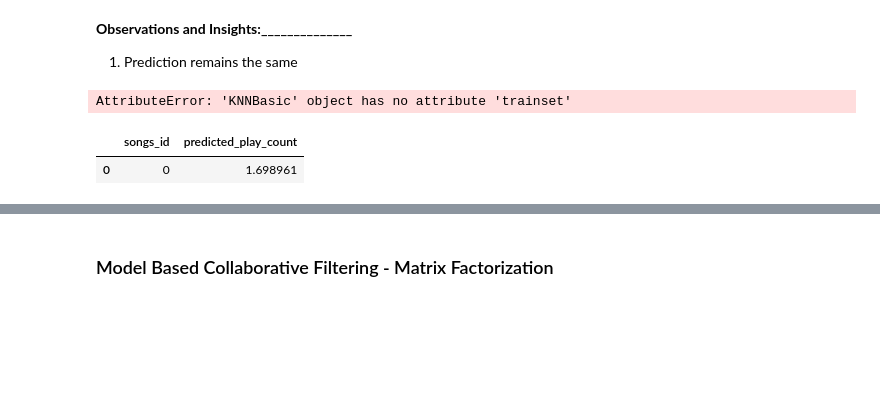
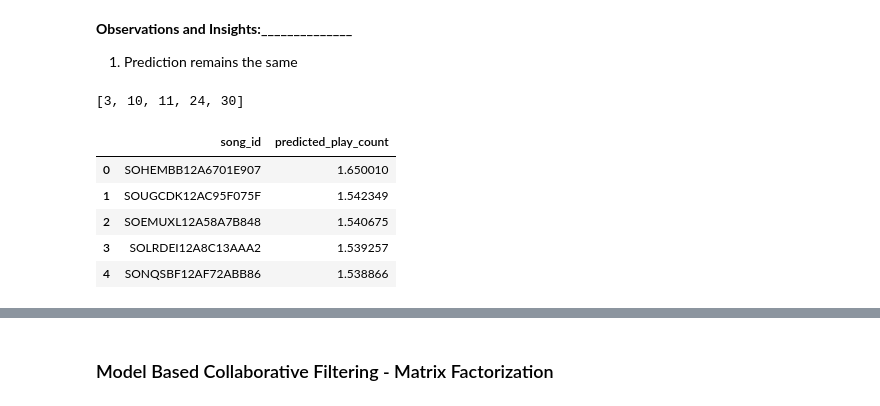
Before and after one commit to ravi0dubey/Music_Recommendation_System, a Jupyter notebook: Music_Recommendation_System_Full_Code.ipynb, the cells around one changed output, grey strips where cells are left out. Cells and saved outputs as stored; diff of their text form; code cells hidden in the pictures; blank space fills up the shorter version.

```diff
--- a/Music_Recommendation_System_Full_Code.ipynb
+++ b/Music_Recommendation_System_Full_Code.ipynb
@@ -834,10 +899,10 @@ print(gs.best_params['rmse'])
 # Train the best model found in above gridsearch
 
 # Using the optimal similarity measure for user-user based collaborative filtering
-sim_options = {'name': 'cosine','user_based': True}
+sim_options = {'name': 'msd','user_based': True}
 
 # Creating an instance of KNNBasic with optimal hyperparameter values
-sim_user_user_optimized = KNNBasic(sim_options = sim_options, k = 50, min_k = 6, random_state = 1, verbose = False)
+sim_user_user_optimized = KNNBasic(sim_options = sim_options, k = 50, min_k = 9, random_state = 1, verbose = False)
 
 # Training the algorithm on the trainset
 sim_user_user_optimized.fit(trainset)
@@ -916,23 +981,5 @@ def get_recommendations(data, user_id, top_n, algo):
   recommendations.sort(key = lambda x: x[1], reverse = True)
 
   return  recommendations[:top_n]# Returing top n highest predicted playcount songs for this user
-# %%
-def get_recommendations(data, user_id, top_n, algo):
-    # Creating an empty list to store the recommended songs ids
-    recommendations = []
-
-    # Getting all unique song ids
-    song_ids = list(algo.trainset.all_items())
-
-    # Extracting those songs ids which the user_id has not visited yet
-    for song_id in song_ids:
-        if not algo.trainset.ur[user_id]:  # Check if the user has interacted with any item
-            est = algo.predict(user_id, song_id).est
-            recommendations.append((song_id, est))
-
-    # Sorting the predicted ratings in descending order
-    recommendations.sort(key=lambda x: x[1], reverse=True)
-
-    return recommendations[:top_n]
 # %%
 # Make top 5 recommendations for any user_id with a similarity-based recommendation engine
@@ -1071,16 +1148,20 @@ Prediction(uid=6958, iid=3232, r_ui=None, est=1.6989607635206787, details={'was_
 # %%
 # Find five most similar items to the item with inner id 0
 sim_item_item_optimized.get_neighbors(0, k = 5)
+# %% [output]
+[3, 10, 11, 24, 30]
 # %%
 # Making top 5 recommendations for any user_id  with item_item_similarity-based recommendation engine
 recommendations = get_recommendations(df_final,'17aa9f6dbdf753831da8f38c71b66b64373de613', 5, sim_item_item_optimized)
-# %% [output]
-AttributeError: 'KNNBasic' object has no attribute 'trainset'
 # %%
 # Building the dataframe for above recommendations with columns "song_id" and "predicted_play_count"
-pd.DataFrame(recommendations, columns = ['songs_id', 'predicted_play_count'])
+pd.DataFrame(recommendations, columns = ['song_id', 'predicted_play_count'])
 # %% [output]
-|  | songs_id | predicted_play_count |
-| 0 | 0 | 1.698961 |
+|  | song_id | predicted_play_count |
+| 0 | SOHEMBB12A6701E907 | 1.650010 |
+| 1 | SOUGCDK12AC95F075F | 1.542349 |
+| 2 | SOEMUXL12A58A7B848 | 1.540675 |
+| 3 | SOLRDEI12A8C13AAA2 | 1.539257 |
+| 4 | SONQSBF12AF72ABB86 | 1.538866 |
 # %%
 # Applying the ranking_songs function
```
Also changed, not shown: parts of 63 cells of this notebook.
